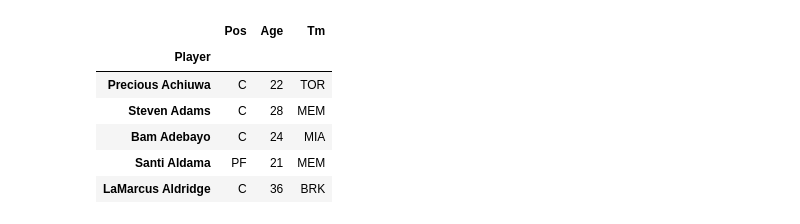
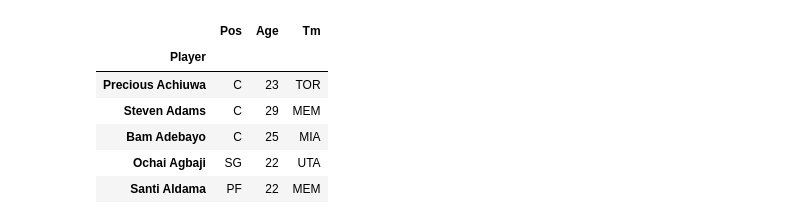
Before and after one commit to petereinsteinny/Basketball-Reference-Project, a Jupyter notebook: NBA Reference First Pass.ipynb, the cells around one changed output. Cells and saved outputs as stored; diff of their text form; code cells hidden in the pictures.

```diff
--- a/NBA Reference First Pass.ipynb
+++ b/NBA Reference First Pass.ipynb
@@ -9,18 +16,18 @@ from bs4 import BeautifulSoup
 %matplotlib inline
 # %%
 #Get list of active players
-players_df=pd.read_html('https://www.basketball-reference.com/leagues/NBA_2022_per_game.html')[0]
+players_df=pd.read_html('https://www.basketball-reference.com/leagues/NBA_2023_per_game.html')[0]
 players_df=players_df[players_df['Player']!='Player']
 players_df=players_df.iloc[:,1:5]
 players_df.set_index('Player',inplace=True)
 players_df.head(5)
 # %% [output]
 |  | Pos | Age | Tm |
 | Player |  |  |  |
-| Precious Achiuwa | C | 22 | TOR |
-| Steven Adams | C | 28 | MEM |
-| Bam Adebayo | C | 24 | MIA |
-| Santi Aldama | PF | 21 | MEM |
-| LaMarcus Aldridge | C | 36 | BRK |
+| Precious Achiuwa | C | 23 | TOR |
+| Steven Adams | C | 29 | MEM |
+| Bam Adebayo | C | 25 | MIA |
+| Ochai Agbaji | SG | 22 | UTA |
+| Santi Aldama | PF | 22 | MEM |
 # %%
 #Get links for all active players to be used in querying
```
Also changed, not shown: parts of 46 cells of this notebook.
